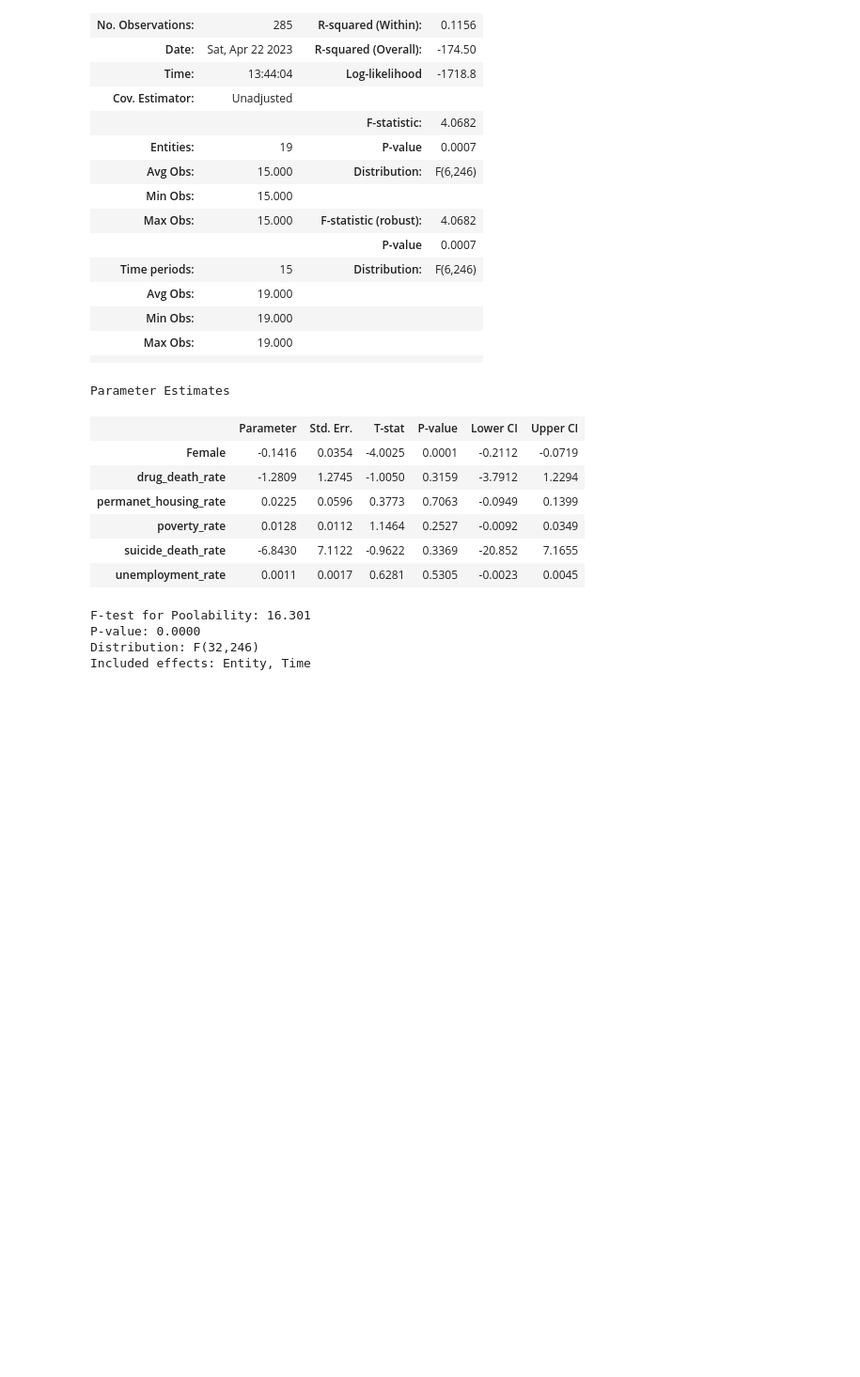
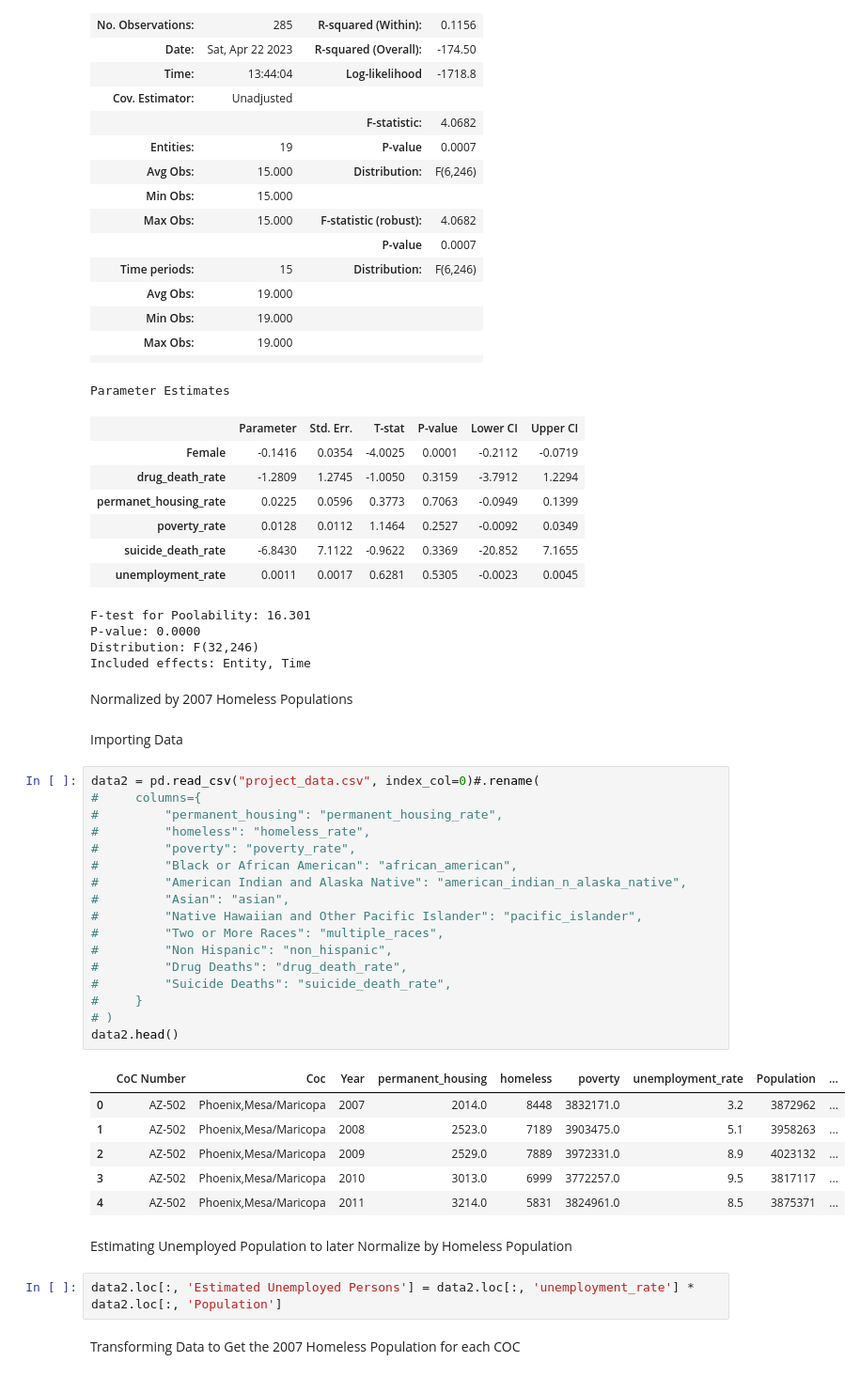
Before and after one commit to heath3rq/Python_Homelessness-Causal-Inference-Analysis, a Jupyter notebook: 20_intermediate_files/modeling.ipynb, the cells around one changed output. Shown at 94% size. Cells and saved outputs as stored; diff of their text form; blank space fills up the shorter version.

```diff
--- a/20_intermediate_files/modeling.ipynb
+++ b/20_intermediate_files/modeling.ipynb
@@ -358,3 +360,37 @@ F-test for Poolability: 16.301
 P-value: 0.0000
 Distribution: F(32,246)
 Included effects: Entity, Time
+# %% [markdown]
+Normalized by 2007 Homeless Populations
+# %% [markdown]
+Importing Data
+# %%
+data2 = pd.read_csv("project_data.csv", index_col=0)#.rename(
+#     columns={
+#         "permanent_housing": "permanent_housing_rate",
+#         "homeless": "homeless_rate",
+#         "poverty": "poverty_rate",
+#         "Black or African American": "african_american",
+#         "American Indian and Alaska Native": "american_indian_n_alaska_native",
+#         "Asian": "asian",
+#         "Native Hawaiian and Other Pacific Islander": "pacific_islander",
+#         "Two or More Races": "multiple_races",
+#         "Non Hispanic": "non_hispanic",
+#         "Drug Deaths": "drug_death_rate",
+#         "Suicide Deaths": "suicide_death_rate",
+#     }
+# )
+data2.head()
+# %% [output]
+|  | CoC Number | Coc | Year | permanent_housing | homeless | poverty | unemployment_rate | Population | ... |
+| 0 | AZ-502 | Phoenix,Mesa/Maricopa | 2007 | 2014.0 | 8448 | 3832171.0 | 3.2 | 3872962 | ... |
+| 1 | AZ-502 | Phoenix,Mesa/Maricopa | 2008 | 2523.0 | 7189 | 3903475.0 | 5.1 | 3958263 | ... |
+| 2 | AZ-502 | Phoenix,Mesa/Maricopa | 2009 | 2529.0 | 7889 | 3972331.0 | 8.9 | 4023132 | ... |
+| 3 | AZ-502 | Phoenix,Mesa/Maricopa | 2010 | 3013.0 | 6999 | 3772257.0 | 9.5 | 3817117 | ... |
+| 4 | AZ-502 | Phoenix,Mesa/Maricopa | 2011 | 3214.0 | 5831 | 3824961.0 | 8.5 | 3875371 | ... |
+# %% [markdown]
+Estimating Unemployed Population to later Normalize by Homeless Population
+# %%
+data2.loc[:, 'Estimated Unemployed Persons'] = data2.loc[:, 'unemployment_rate'] * data2.loc[:, 'Population']
+# %% [markdown]
+Transforming Data to Get the 2007 Homeless Population for each COC
```
Also changed, not shown: parts of 10 cells of this notebook.
